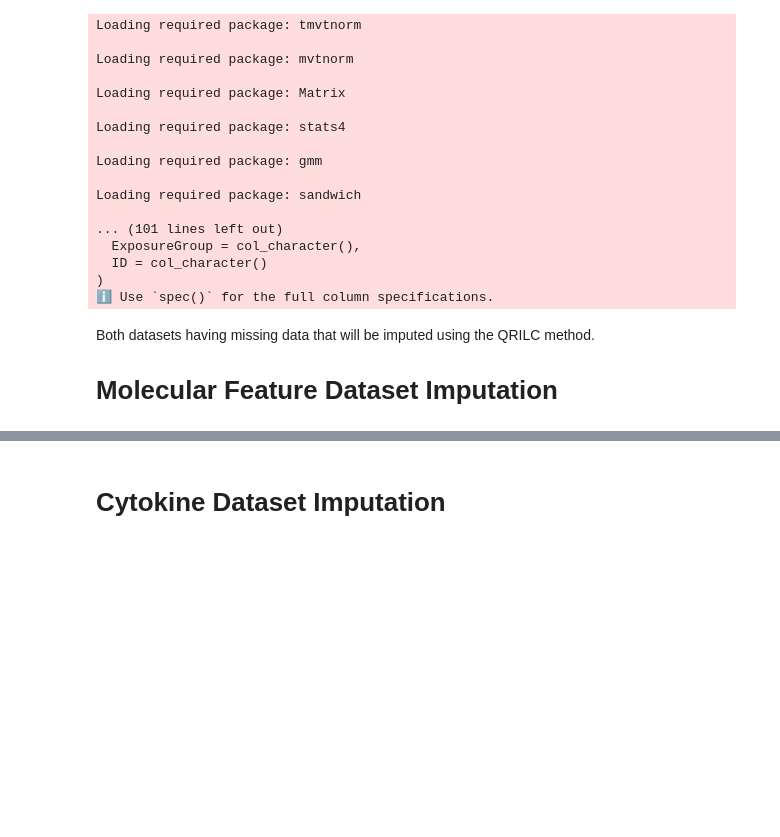
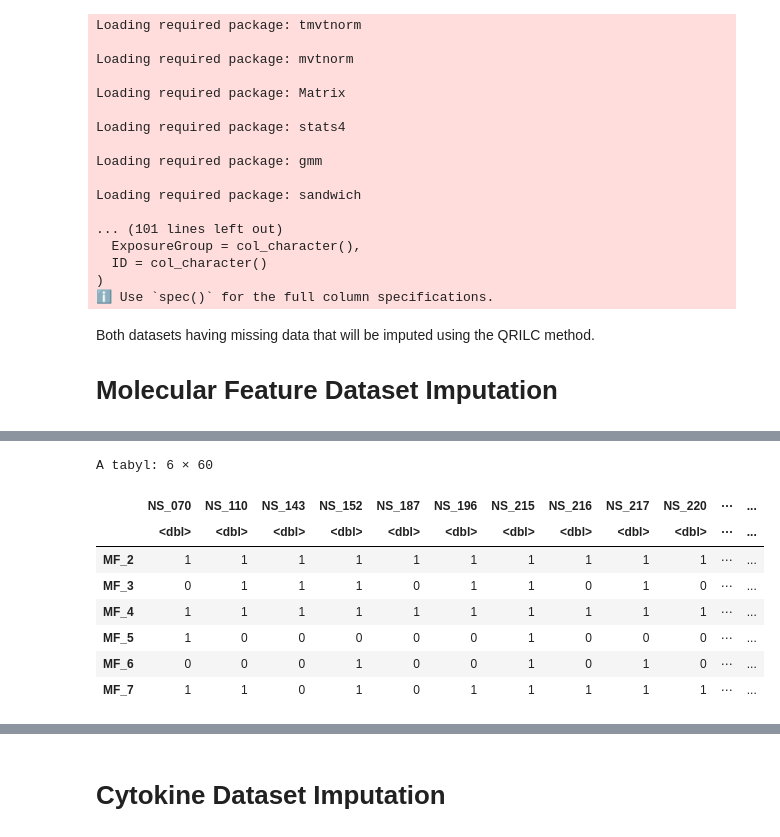
Before and after one commit to UNC-CEMALB/P1002_Ecig-Metabolomics-NELF, a Jupyter notebook: 1. Data Imputation/Data Imputation.ipynb, the cells around one changed output, grey strips where cells are left out. Saved outputs shown, nothing was run; the diff lists cells and outputs as text; code cells hidden in the pictures; blank space fills up the shorter version.

```diff
--- a/1. Data Imputation/Data Imputation.ipynb
+++ b/1. Data Imputation/Data Imputation.ipynb
@@ -47,0 +73,20 @@ A tibble: 6 × 87
+# %%
+#Convert mf to binary (if the value is missing 0, if the value is present 1)
+mf_missing <- mf_df %>% mutate_all(~replace(.,!is.na(.), 1)) %>%
+  mutate_all(~replace(., is.na(.), 0)) %>%
+  mutate_all(function(x) as.numeric(as.character(x)))
+
+#Identify mfs that are detected in at least 25% of samples
+features_to_keep <- mf_missing %>% adorn_totals(where = "col",... = colnames(mf_missing)) %>%
+  filter(Total >= ncol(mf_df)*.25)
+head(features_to_keep)
+# %% [output]
+A tabyl: 6 × 60
+|  | NS_070 | NS_110 | NS_143 | NS_152 | NS_187 | NS_196 | NS_215 | NS_216 | NS_217 | NS_220 | ⋯ | ... |
+|  | <dbl> | <dbl> | <dbl> | <dbl> | <dbl> | <dbl> | <dbl> | <dbl> | <dbl> | <dbl> | ⋯ | ... |
+| MF_2 | 1 | 1 | 1 | 1 | 1 | 1 | 1 | 1 | 1 | 1 | ⋯ | ... |
+| MF_3 | 0 | 1 | 1 | 1 | 0 | 1 | 1 | 0 | 1 | 0 | ⋯ | ... |
+| MF_4 | 1 | 1 | 1 | 1 | 1 | 1 | 1 | 1 | 1 | 1 | ⋯ | ... |
+| MF_5 | 1 | 0 | 0 | 0 | 0 | 0 | 1 | 0 | 0 | 0 | ⋯ | ... |
+| MF_6 | 0 | 0 | 0 | 1 | 0 | 0 | 1 | 0 | 1 | 0 | ⋯ | ... |
+| MF_7 | 1 | 1 | 0 | 1 | 0 | 1 | 1 | 1 | 1 | 1 | ⋯ | ... |
```
Also changed, not shown: parts of 15 cells of this notebook.
